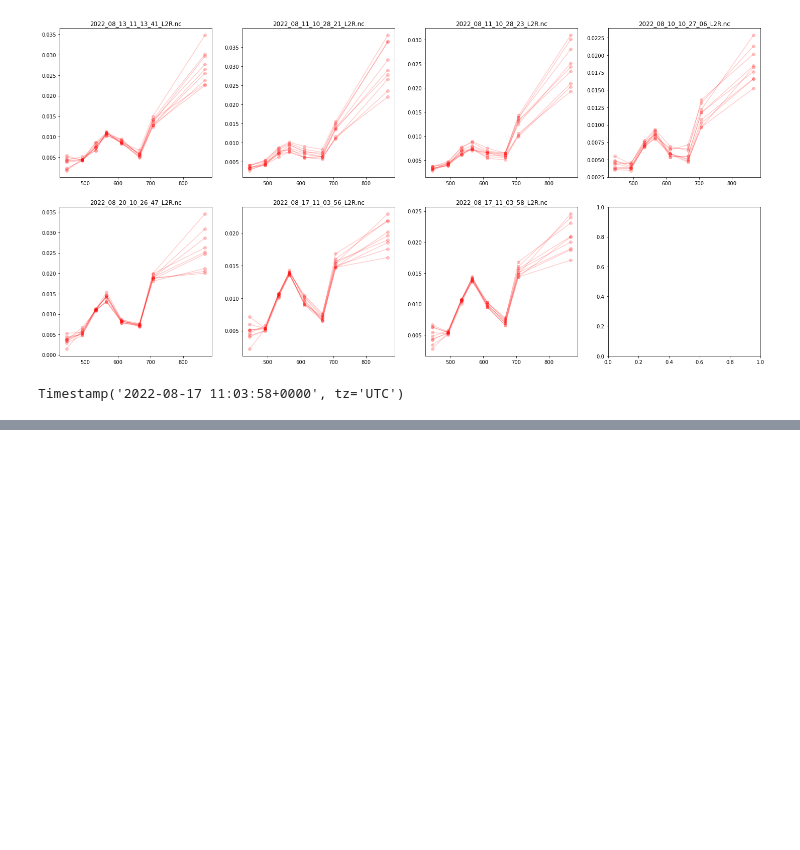
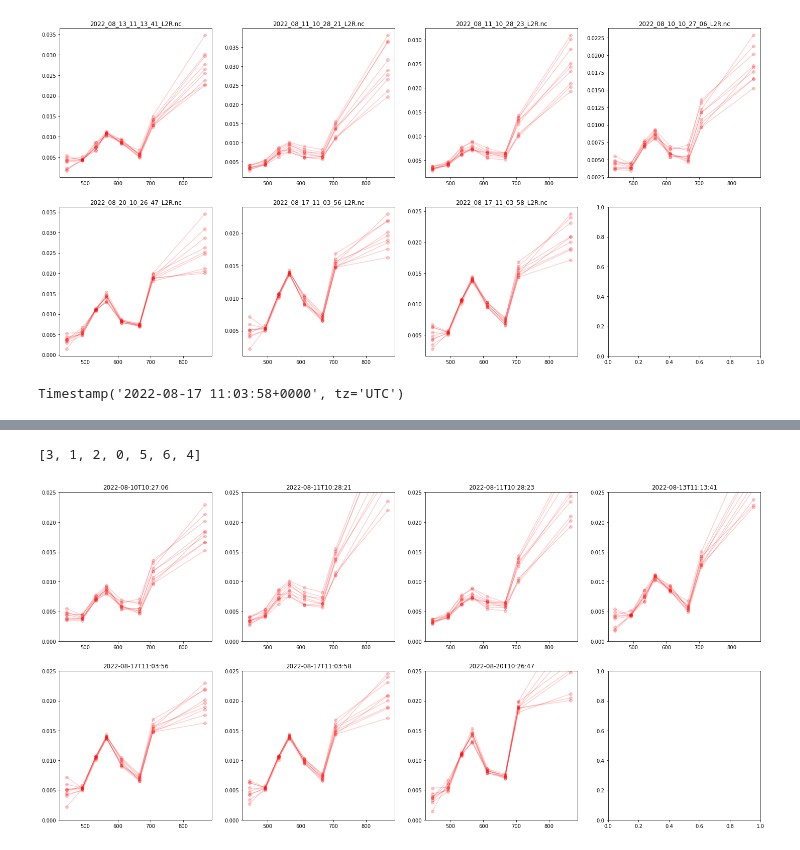
Before and after one commit to scmc72/DALEC_processing, a Jupyter notebook: SD_8-20Aug22.ipynb, the cells around one changed output, grey strips where cells are left out. Drawn from its saved outputs; the diff is of its cells as text; code cells hidden in the pictures; blank space fills up the shorter version.

Commit message:
made some nice code for plotting ts of DALEC and SDs.. started working on developing this into useful functions

```diff
--- a/SD_8-20Aug22.ipynb
+++ b/SD_8-20Aug22.ipynb
@@ -272,3 +272,15 @@ plt.show()
 pd.to_datetime(f.isodate)
 # %% [output]
 Timestamp('2022-08-17 11:03:58+0000', tz='UTC')
+# %%
+# should really use list comprehensions a bit more but this works for now
+ncdf_dates = []
+indexes = []
+SD_spect_list = []
+
+for i in range(len(SD_files)):
+    f = netCDF4.Dataset(SD_files[i])
+    SD_spect = SD_NC_loading.get_SD_NC_Spectra_grid(f, coord[0], coord[1], shape=(3, 3))
+    ncdf_dates.append(f.isodate)
+    indexes.append(i)
+    SD_spect_list.append(SD_spect)
@@ -274,0 +295,34 @@ Timestamp('2022-08-17 11:03:58+0000', tz='UTC')
+# %%
+# some naughty sorting code
+
+indexes_sorted = [x for _, x in sorted(zip(ncdf_dates, indexes))]
+indexes_sorted
+# %% [output]
+[3, 1, 2, 0, 5, 6, 4]
+# %%
+# now plot the SD files in the right order!
+
+SD_spect_list_sorted = [x for _, x in sorted(zip(ncdf_dates, SD_spect_list))]
+sorted_dates = sorted(ncdf_dates)
+
+fig, ax = plt.subplots(2, 4, figsize=(25, 12))
+ax = ax.flatten()
+
+for i in range(len(SD_files)):
+    SD_spect = SD_spect_list_sorted[i]
+    date = sorted_dates[i]
+
+    for col in list(SD_spect.columns.values)[1:]:
+        ax[i].plot(SD_spect['Wavelength'],
+                 SD_spect[col]/np.pi,
+                 color='red',
+                 label='Location 1',
+                 marker='o',
+                 alpha=0.2)
+
+
+    ax[i].set_title(str(date)[:19])
+    ax[i].set_ylim([0, 0.025])
+plt.show()
+# %% [output]
+[figure, added]
```
Also changed, not shown: parts of 18 cells of this notebook, 2 other files.
